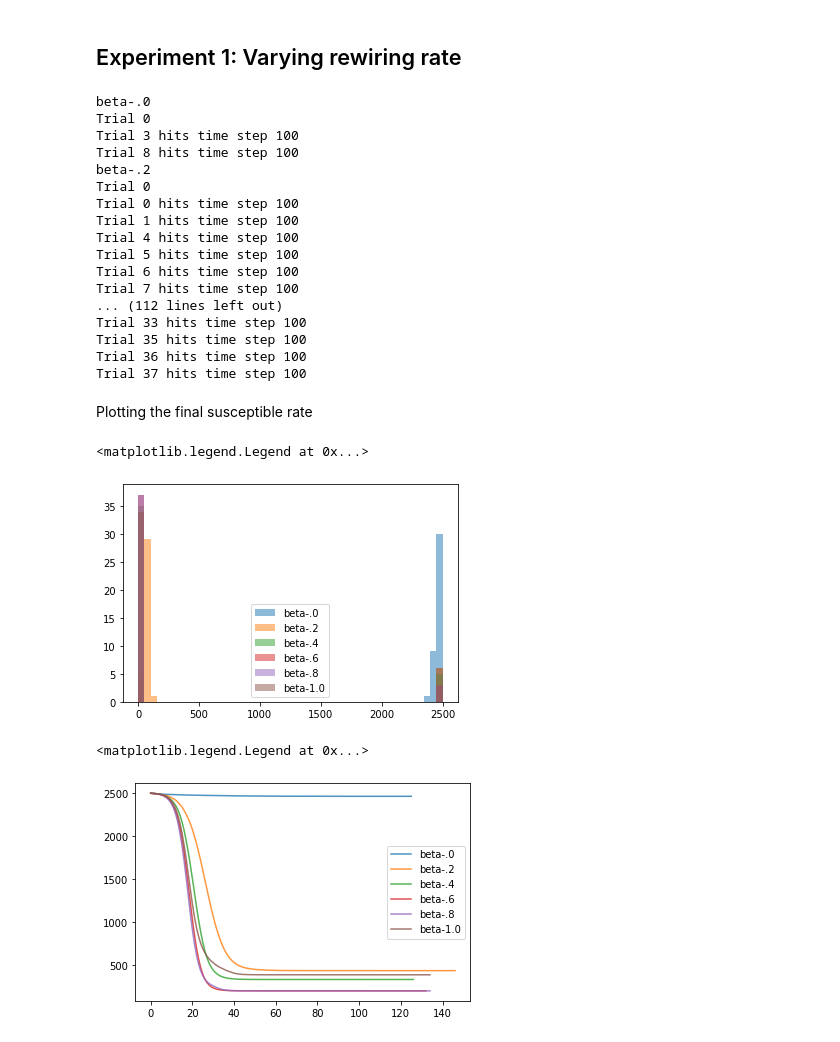
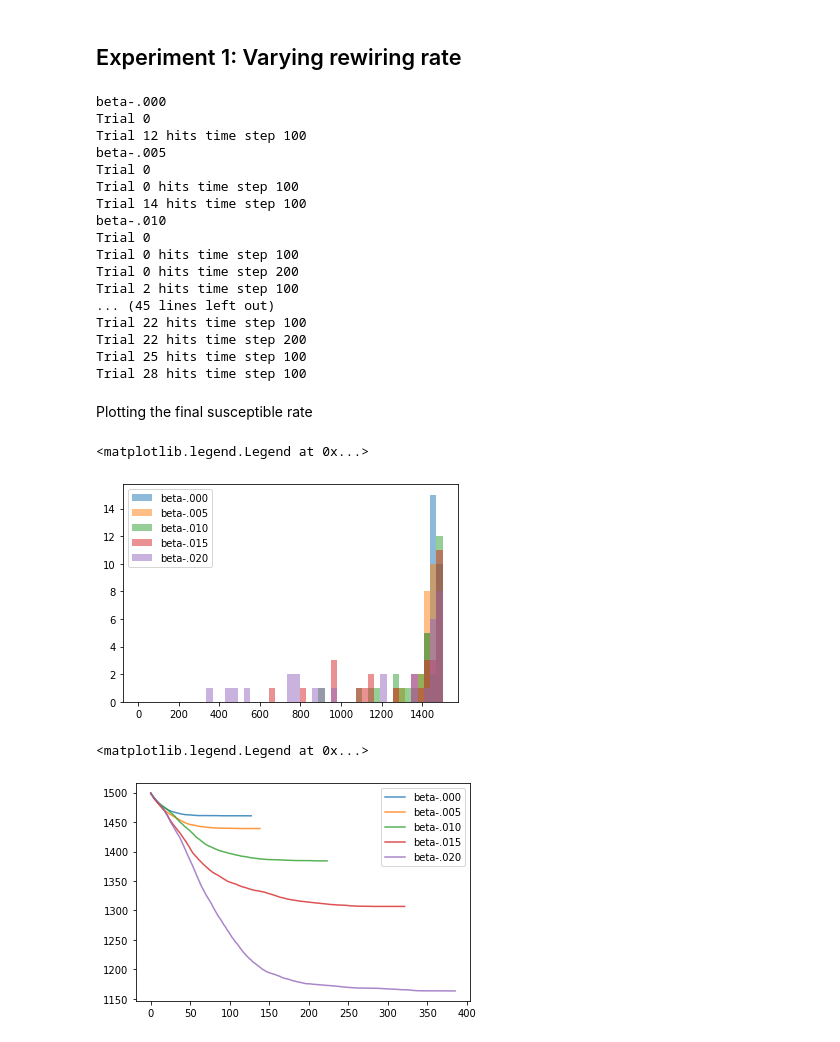
Before and after one commit to sbenthall/privacy-abm, a Jupyter notebook: contact-tracing/code/Python/Experiment--Rewiring Effects.ipynb, the cells around one changed output. Cells and saved outputs as stored; diff of their text form; code cells hidden in the pictures.

```diff
--- a/contact-tracing/code/Python/Experiment--Rewiring Effects.ipynb
+++ b/contact-tracing/code/Python/Experiment--Rewiring Effects.ipynb
@@ -93,63 +93,62 @@ params = {
 }
 # %%
 def watts_strogatz_case(beta):
-    g = nx.watts_strogatz_graph(2500, 10, beta)
+    g = nx.watts_strogatz_graph(1500, 10, beta)
     p = params.copy()
 
     return g, p
 # %%
 conditions = {
-    'beta-.0' : {'beta' : 0.},
-    'beta-.2' : {'beta' : .2},
-    'beta-.4' : {'beta' : 0.4},
-    'beta-.6' : {'beta' : 0.6},
-    'beta-.8' : {'beta' : 0.8},
-    'beta-1.0': {'beta' : 1.0},
+    'beta-.000' : {'beta' : 0.000},
+    'beta-.005' : {'beta' : 0.005},
+    'beta-.010' : {'beta' : 0.010},
+    'beta-.015' : {'beta' : 0.015},
+    'beta-.020' : {'beta' : 0.020},
 }
 # %%
-runs = 40
+runs = 30
 
 results = model.experiment(
     watts_strogatz_case,
     conditions,
     runs)
 # %% [output]
-beta-.0
+beta-.000
 Trial 0
-Trial 3 hits time step 100
-Trial 8 hits time step 100
-beta-.2
+Trial 12 hits time step 100
+beta-.005
 Trial 0
 Trial 0 hits time step 100
-Trial 1 hits time step 100
-Trial 4 hits time step 100
-Trial 5 hits time step 100
-Trial 6 hits time step 100
-Trial 7 hits time step 100
-... (112 lines left out)
-Trial 33 hits time step 100
-Trial 35 hits time step 100
-Trial 36 hits time step 100
-Trial 37 hits time step 100
+Trial 14 hits time step 100
+beta-.010
+Trial 0
+Trial 0 hits time step 100
+Trial 0 hits time step 200
+Trial 2 hits time step 100
+... (45 lines left out)
+Trial 22 hits time step 100
+Trial 22 hits time step 200
+Trial 25 hits time step 100
+Trial 28 hits time step 100
 # %% [markdown]
 Plotting the final susceptible rate
 # %%
-g = results['beta-.0'][0][1]
+g = results['beta-.000'][0][1]
 bins = np.linspace(0, len(g.nodes()), 50)
 
 for case in results:
     plt.hist(
         [len(model.susceptible(r[1]))
          for r
          in results[case]],
         bins,
         alpha=.5,
         label=case)
 
 plt.legend()
 # %% [output]
 <matplotlib.legend.Legend at 0x...>
-[figure, old version]
+[figure, new version]
 # %%
 def average_susceptible_over_time(records):
     s_records = [r[3] for r in records]
@@ -164,16 +163,16 @@ def average_susceptible_over_time(records):
         in range(m)
     ]
 # %%
-g = results['beta-.0'][0][1]
+g = results['beta-.000'][0][1]
 bins = np.linspace(0, len(g.nodes()), 50)
 
 for case in results:
     plt.plot(
-        average_susceptible_over_time(results[case]),
+        model.average_susceptible_over_time(results[case]),
         alpha=.8,
         label=case)
 
 plt.legend()
 # %% [output]
 <matplotlib.legend.Legend at 0x...>
-[figure, old version]
+[figure, new version]
```
Also changed, not shown: 4 other files.
